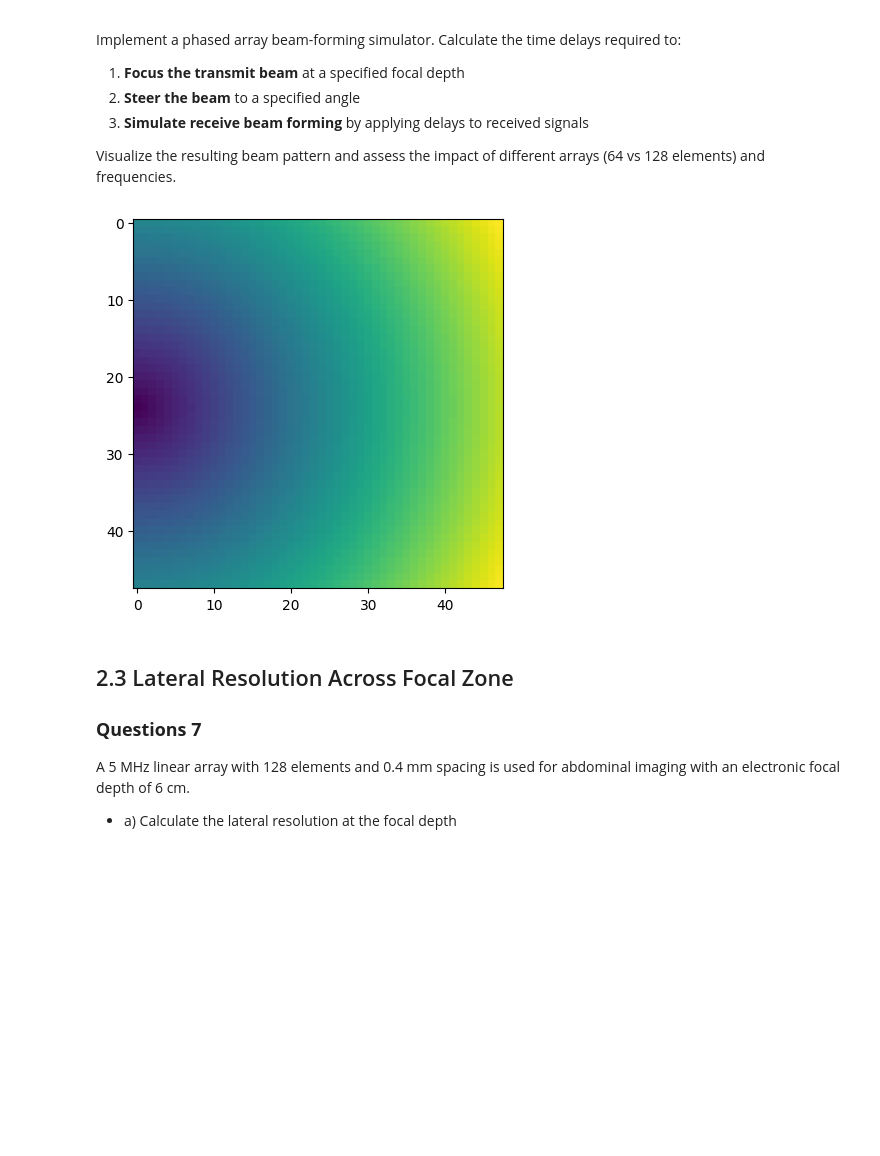
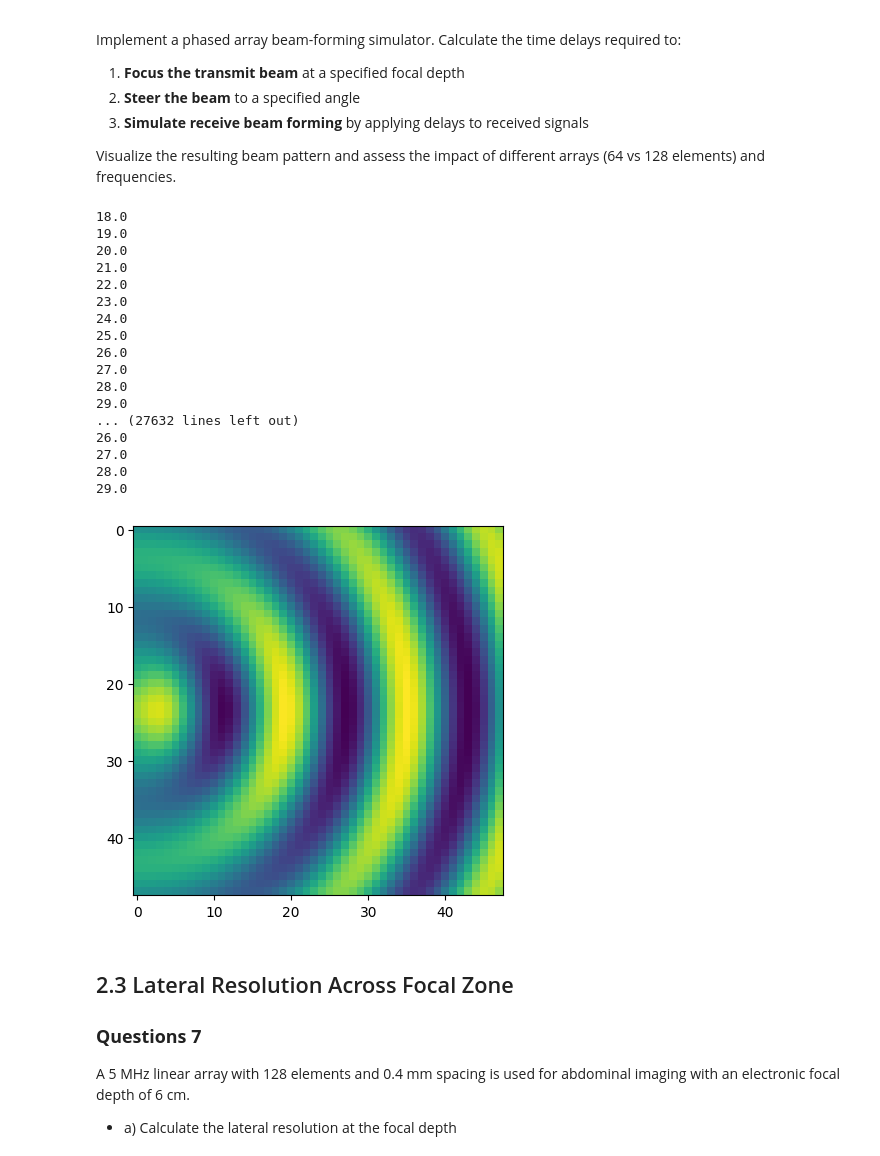
Before and after one commit to DeemDeem52/BMEN509-623_Deliverable_3, a Jupyter notebook: deliverable-03-starter.ipynb, the cells around one changed output. Drawn from its saved outputs; the diff is of its cells as text; code cells hidden in the pictures; blank space fills up the shorter version.

```diff
--- a/deliverable-03-starter.ipynb
+++ b/deliverable-03-starter.ipynb
@@ -372,20 +372,21 @@ Implement a phased array beam-forming simulator. Calculate the time delays requi
 Visualize the resulting beam pattern and assess the impact of different arrays (64 vs 128 elements) and frequencies.
 # %%
 import matplotlib.pyplot as plt
+import numpy as np
 
 def simulate_beam_forming(frequency_MHz, num_array_elements, element_spacing_mm):
 
 # TODO: Calculate wavelength and set up array geometry
     soft_tissue_speed = 1540.0 # m/s
-    wavelength = soft_tissue_speed / (frequency_MHz * 10**6)
-        # wavelength measured in m
+    wavelength = 1000 * soft_tissue_speed / (frequency_MHz * 10**6)
+        # wavelength measured in mm
 
     aperture = element_spacing_mm * num_array_elements
 
     area = np.zeros((num_array_elements*4, num_array_elements*4)) # each pixel has a side length of element_spacing_mm
     element_locations = range(num_array_elements) + (num_array_elements * 3/2) * np.ones((1, num_array_elements))[0]
         # since both 64 and 128 are even, we can do this
-
+    '''
     dist_list = []
     for element in element_locations:
         distance = np.zeros(area.shape)
@@ -394,42 +395,68 @@ def simulate_beam_forming(frequency_MHz, num_array_elements, element_spacing_mm)
             distance[x][y] = r
         dist_list.append(distance)
     plt.imshow(dist_list[6])
+    '''
 
 
 # TODO: Calculate transmit delays for focusing at specified depth
 
-    focusing_delays = []
+    focusing_delays = range(num_array_elements) # temporary
 
     # Beam focusing: delay pattern is curved
 
 # ...
 
 # TODO: Calculate transmit delays for beam steering at specified angle
 
-    steering_delays = []
+    steering_delays = range(num_array_elements) #temporary
 
     # Beam steering: delays are linear for each element
 # ...
 
 # TODO: Simulate and visualize beam patterns
+    for (x, y), pixel in np.ndenumerate(area):
+        for i, element in enumerate(element_locations):
+            delay = focusing_delays[i]
+            r = np.sqrt((x - element)**2 + y**2)
+            area[x][y] += np.sin(wavelength * r)
+
+    plt.imshow(area)
+
 # ...
 
 # TODO: Compare different array configurations (64 vs 128 elements)
 # ...
 
 element_spacing_mm = 0.4
 
-simulate_beam_forming(5, 12, element_spacing_mm)
+simulate_beam_forming(3.85, 12, element_spacing_mm)
 
 # ...
 
 
 # TODO: Calculate wavelength and element positions
 
 # TODO: Calculate transmit delays for focusing and steering
 # ...
 # %% [output]
+18.0
+19.0
+20.0
+21.0
+22.0
+23.0
+24.0
+25.0
+26.0
+27.0
+28.0
+29.0
+... (27632 lines left out)
+26.0
+27.0
+28.0
+29.0
-[figure, old version]
+[figure, new version]
 # %% [markdown]
 ## 2.3 Lateral Resolution Across Focal Zone
 
```
